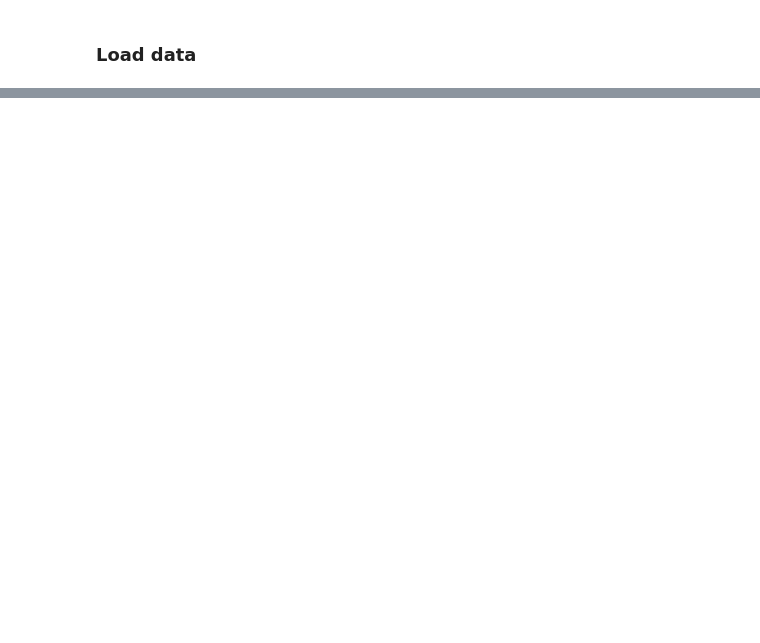
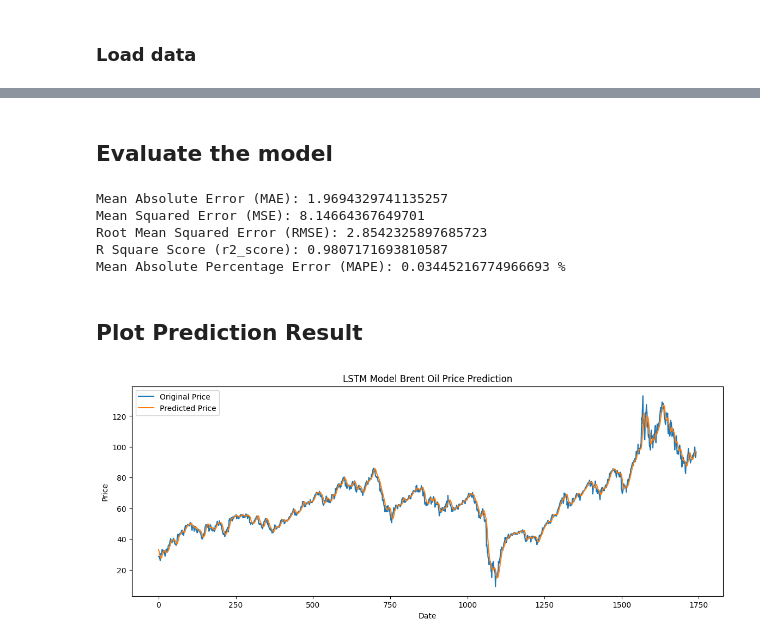
Before and after one commit to wolderufael/Brent_Oil_Price_Change_point_Analysis, a Jupyter notebook: notebook/LSTM_Model.ipynb, the cells around one changed output, grey strips where cells are left out. Saved outputs shown, nothing was run; the diff lists cells and outputs as text; code cells hidden in the pictures; blank space fills up the shorter version.

```diff
--- a/notebook/LSTM_Model.ipynb
+++ b/notebook/LSTM_Model.ipynb
@@ -13,3 +15,6 @@ os.chdir(parent_path)
+# %%
+from script.modelling import LSTM_Modelling
+lstm=LSTM_Modelling()
 # %% [markdown]
 ### Load data
 # %%
@@ -35,0 +33,2 @@ Index(['Price', 'EUR_USD_Ex_rate', 'Cumulative_GDP_Growth_Factor',
+# %%
+test_data,y_test,y_pred=lstm.train_lstm(brent_oil_price,'lstm')
@@ -35,0 +53,16 @@ Index(['Price', 'EUR_USD_Ex_rate', 'Cumulative_GDP_Growth_Factor',
+# %% [markdown]
+## Evaluate the model
+# %%
+lstm.evaluate_lstm_model(y_test,y_pred)
+# %% [output]
+Mean Absolute Error (MAE): 1.9694329741135257
+Mean Squared Error (MSE): 8.14664367649701
+Root Mean Squared Error (RMSE): 2.8542325897685723
+R Square Score (r2_score): 0.9807171693810587
+Mean Absolute Percentage Error (MAPE): 0.03445216774966693 %
+# %% [markdown]
+## Plot Prediction Result
+# %%
+lstm.plot_result(y_test,y_pred)
+# %% [output]
+[figure, added]
```
Also changed, not shown: parts of 5 cells of this notebook, 3 other files.
